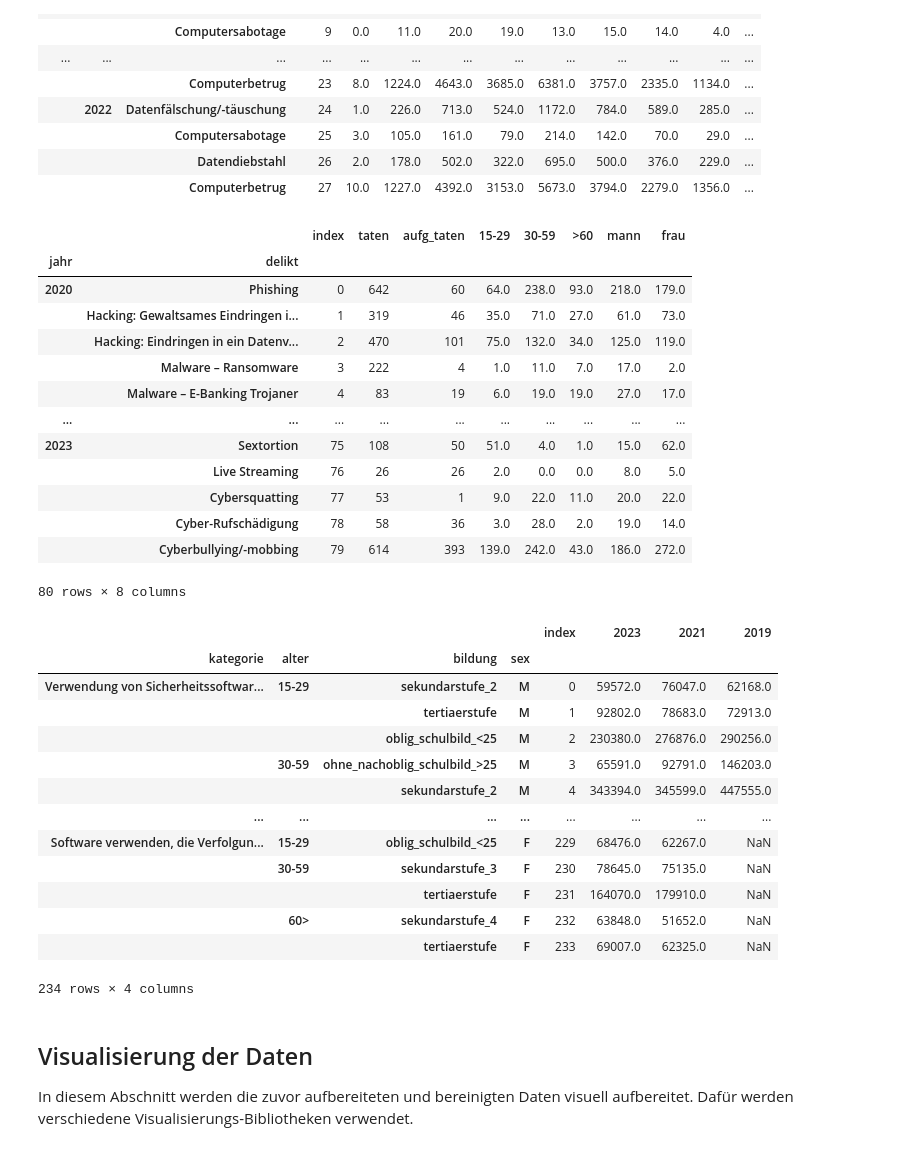
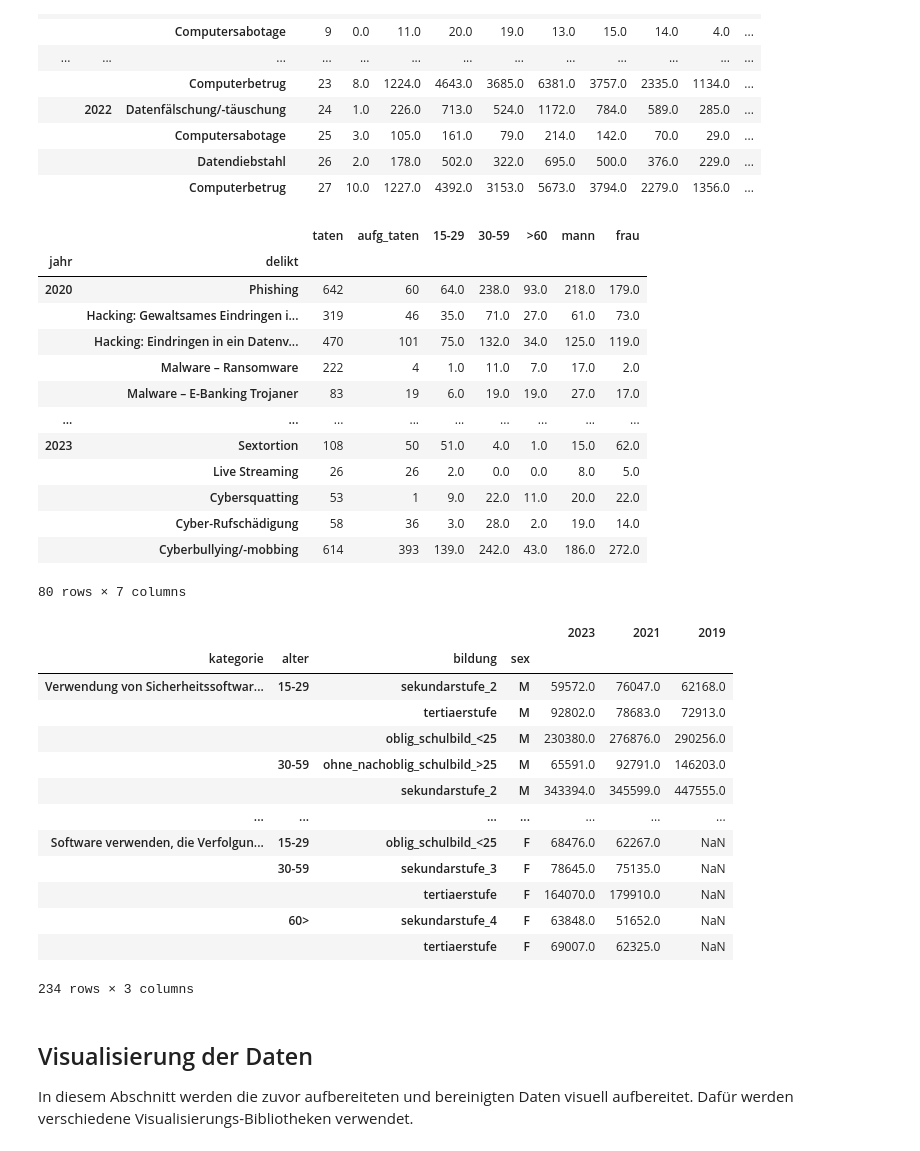
Before and after one commit to skender85/KETE-HS23-WORK, a Jupyter notebook: BINA_LN1_CybercrimeVisualisation.ipynb, the cells around one changed output. Cells and saved outputs as stored; diff of their text form; code cells hidden in the pictures.

```diff
--- a/BINA_LN1_CybercrimeVisualisation.ipynb
+++ b/BINA_LN1_CybercrimeVisualisation.ipynb
@@ -123,43 +124,45 @@ master_cyber_dch_taeter
 # %%
 # Reset the index of the dataframe 'master_cyber_dch_taeter'
 master_cyber_ch_opfer = master_cyber_ch_opfer.reset_index()
 master_cyber_ch_opfer = master_cyber_ch_opfer.set_index(['jahr','delikt'])
+master_cyber_ch_opfer = master_cyber_ch_opfer.drop(columns=['index'])
 master_cyber_ch_opfer
 # %% [output]
-|  |  | index | taten | aufg_taten | 15-29 | 30-59 | >60 | mann | frau |
-| jahr | delikt |  |  |  |  |  |  |  |  |
-| 2020 | Phishing | 0 | 642 | 60 | 64.0 | 238.0 | 93.0 | 218.0 | 179.0 |
-|  | Hacking: Gewaltsames Eindringen i... | 1 | 319 | 46 | 35.0 | 71.0 | 27.0 | 61.0 | 73.0 |
-|  | Hacking: Eindringen in ein Datenv... | 2 | 470 | 101 | 75.0 | 132.0 | 34.0 | 125.0 | 119.0 |
-|  | Malware – Ransomware | 3 | 222 | 4 | 1.0 | 11.0 | 7.0 | 17.0 | 2.0 |
-|  | Malware – E-Banking Trojaner | 4 | 83 | 19 | 6.0 | 19.0 | 19.0 | 27.0 | 17.0 |
-| ... | ... | ... | ... | ... | ... | ... | ... | ... | ... |
-| 2023 | Sextortion | 75 | 108 | 50 | 51.0 | 4.0 | 1.0 | 15.0 | 62.0 |
-|  | Live Streaming | 76 | 26 | 26 | 2.0 | 0.0 | 0.0 | 8.0 | 5.0 |
-|  | Cybersquatting | 77 | 53 | 1 | 9.0 | 22.0 | 11.0 | 20.0 | 22.0 |
-|  | Cyber-Rufschädigung | 78 | 58 | 36 | 3.0 | 28.0 | 2.0 | 19.0 | 14.0 |
-|  | Cyberbullying/-mobbing | 79 | 614 | 393 | 139.0 | 242.0 | 43.0 | 186.0 | 272.0 |
+|  |  | taten | aufg_taten | 15-29 | 30-59 | >60 | mann | frau |
+| jahr | delikt |  |  |  |  |  |  |  |
+| 2020 | Phishing | 642 | 60 | 64.0 | 238.0 | 93.0 | 218.0 | 179.0 |
+|  | Hacking: Gewaltsames Eindringen i... | 319 | 46 | 35.0 | 71.0 | 27.0 | 61.0 | 73.0 |
+|  | Hacking: Eindringen in ein Datenv... | 470 | 101 | 75.0 | 132.0 | 34.0 | 125.0 | 119.0 |
+|  | Malware – Ransomware | 222 | 4 | 1.0 | 11.0 | 7.0 | 17.0 | 2.0 |
+|  | Malware – E-Banking Trojaner | 83 | 19 | 6.0 | 19.0 | 19.0 | 27.0 | 17.0 |
+| ... | ... | ... | ... | ... | ... | ... | ... | ... |
+| 2023 | Sextortion | 108 | 50 | 51.0 | 4.0 | 1.0 | 15.0 | 62.0 |
+|  | Live Streaming | 26 | 26 | 2.0 | 0.0 | 0.0 | 8.0 | 5.0 |
+|  | Cybersquatting | 53 | 1 | 9.0 | 22.0 | 11.0 | 20.0 | 22.0 |
+|  | Cyber-Rufschädigung | 58 | 36 | 3.0 | 28.0 | 2.0 | 19.0 | 14.0 |
+|  | Cyberbullying/-mobbing | 614 | 393 | 139.0 | 242.0 | 43.0 | 186.0 | 272.0 |
-80 rows × 8 columns
+80 rows × 7 columns
 # %%
 # Reset the index of the dataframe 'master_internetsec_ch'
 master_internetsec_ch = master_internetsec_ch.reset_index()
 master_internetsec_ch = master_internetsec_ch.set_index(['kategorie','alter','bildung','sex'])
+master_internetsec_ch = master_internetsec_ch.drop(columns='index')
 master_internetsec_ch
 # %% [output]
-|  |  |  |  | index | 2023 | 2021 | 2019 |
-| kategorie | alter | bildung | sex |  |  |  |  |
-| Verwendung von Sicherheitssoftwar... | 15-29 | sekundarstufe_2 | M | 0 | 59572.0 | 76047.0 | 62168.0 |
-|  |  | tertiaerstufe | M | 1 | 92802.0 | 78683.0 | 72913.0 |
-|  |  | oblig_schulbild_<25 | M | 2 | 230380.0 | 276876.0 | 290256.0 |
-|  | 30-59 | ohne_nachoblig_schulbild_>25 | M | 3 | 65591.0 | 92791.0 | 146203.0 |
-|  |  | sekundarstufe_2 | M | 4 | 343394.0 | 345599.0 | 447555.0 |
-| ... | ... | ... | ... | ... | ... | ... | ... |
-| Software verwenden, die Verfolgun... | 15-29 | oblig_schulbild_<25 | F | 229 | 68476.0 | 62267.0 | NaN |
-|  | 30-59 | sekundarstufe_3 | F | 230 | 78645.0 | 75135.0 | NaN |
-|  |  | tertiaerstufe | F | 231 | 164070.0 | 179910.0 | NaN |
-|  | 60> | sekundarstufe_4 | F | 232 | 63848.0 | 51652.0 | NaN |
-|  |  | tertiaerstufe | F | 233 | 69007.0 | 62325.0 | NaN |
+|  |  |  |  | 2023 | 2021 | 2019 |
+| kategorie | alter | bildung | sex |  |  |  |
+| Verwendung von Sicherheitssoftwar... | 15-29 | sekundarstufe_2 | M | 59572.0 | 76047.0 | 62168.0 |
+|  |  | tertiaerstufe | M | 92802.0 | 78683.0 | 72913.0 |
+|  |  | oblig_schulbild_<25 | M | 230380.0 | 276876.0 | 290256.0 |
+|  | 30-59 | ohne_nachoblig_schulbild_>25 | M | 65591.0 | 92791.0 | 146203.0 |
+|  |  | sekundarstufe_2 | M | 343394.0 | 345599.0 | 447555.0 |
+| ... | ... | ... | ... | ... | ... | ... |
+| Software verwenden, die Verfolgun... | 15-29 | oblig_schulbild_<25 | F | 68476.0 | 62267.0 | NaN |
+|  | 30-59 | sekundarstufe_3 | F | 78645.0 | 75135.0 | NaN |
+|  |  | tertiaerstufe | F | 164070.0 | 179910.0 | NaN |
+|  | 60> | sekundarstufe_4 | F | 63848.0 | 51652.0 | NaN |
+|  |  | tertiaerstufe | F | 69007.0 | 62325.0 | NaN |
-234 rows × 4 columns
+234 rows × 3 columns
 # %%
 #pip install matplotlib
 
```
Also changed, not shown: parts of 30 cells of this notebook.
